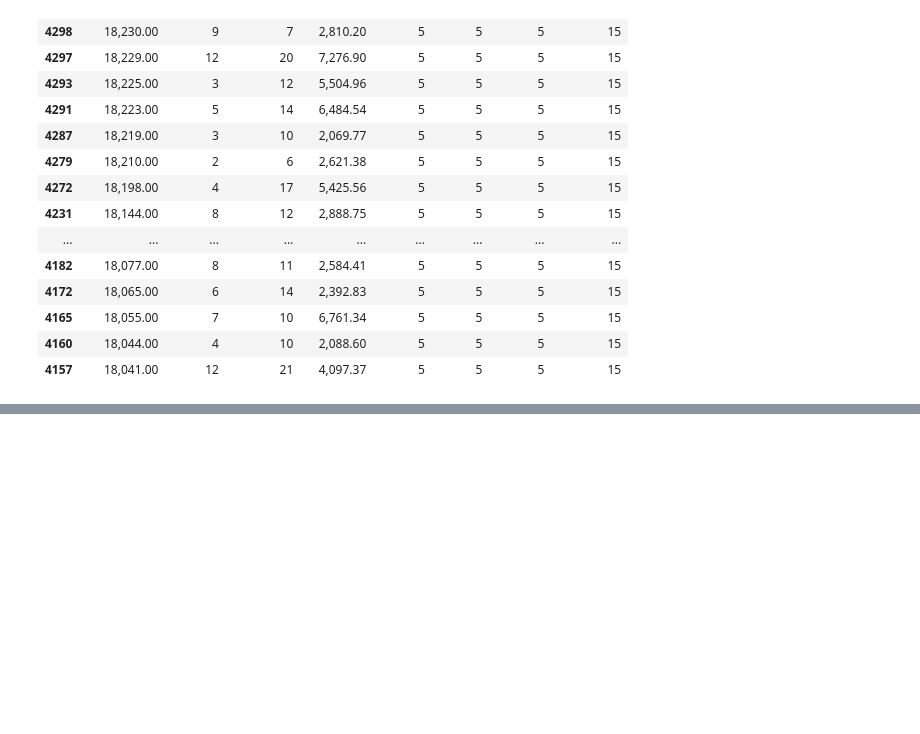
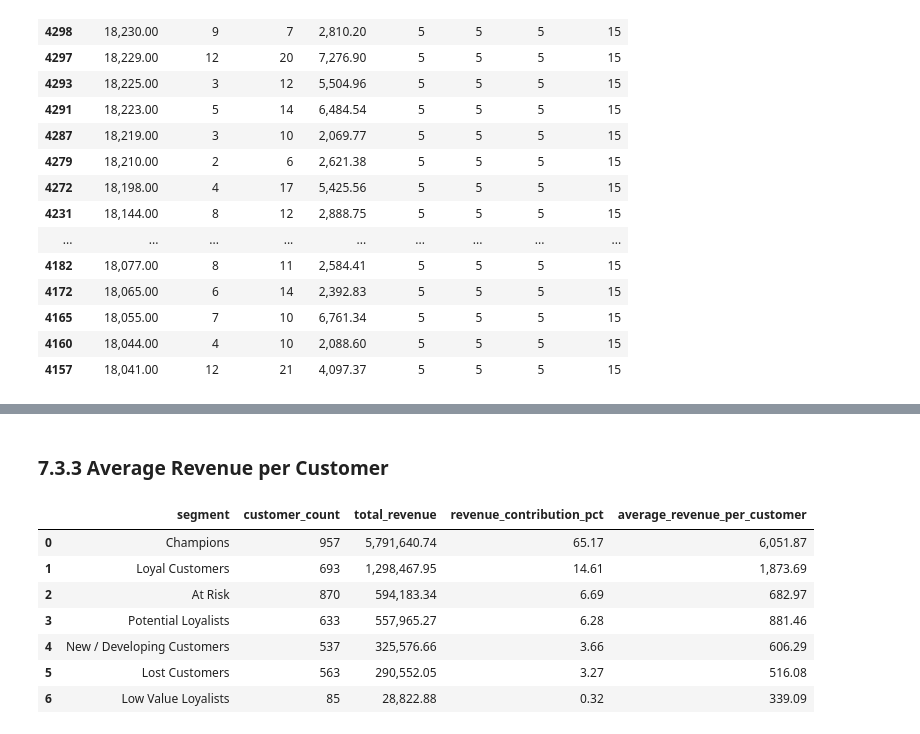
Before and after one commit to rukhulkirom/customer-segmentation-analysis, a Jupyter notebook: notebooks/04_rfm_analysis.ipynb, the cells around one changed output, grey strips where cells are left out. Saved outputs shown, nothing was run; the diff lists cells and outputs as text; code cells hidden in the pictures; blank space fills up the shorter version.

```diff
--- a/notebooks/04_rfm_analysis.ipynb
+++ b/notebooks/04_rfm_analysis.ipynb
@@ -453,0 +697,16 @@ rfm[
+# %%
+segment_revenue = (
+    rfm.groupby('segment')
+    .agg(
+        customer_count=('CustomerID', 'nunique'),
+        total_revenue=('monetary', 'sum')
+    )
+    .reset_index()
+)
+
+segment_revenue = segment_revenue.sort_values(
+    'total_revenue',
+    ascending=False
+).reset_index(drop=True)
+
+display(segment_revenue)
@@ -453,0 +724,10 @@ rfm[
+# %%
+total_customer_revenue = rfm['monetary'].sum()
+
+segment_revenue['revenue_contribution_pct'] = (
+    segment_revenue['total_revenue']
+    / total_customer_revenue
+    * 100
+).round(2)
+
+display(segment_revenue)
@@ -453,0 +743,18 @@ rfm[
+# %% [markdown]
+### 7.3.3 Average Revenue per Customer
+# %%
+segment_revenue['average_revenue_per_customer'] = (
+    segment_revenue['total_revenue']
+    / segment_revenue['customer_count']
+).round(2)
+
+display(segment_revenue)
+# %% [output]
+|  | segment | customer_count | total_revenue | revenue_contribution_pct | average_revenue_per_customer |
+| 0 | Champions | 957 | 5,791,640.74 | 65.17 | 6,051.87 |
+| 1 | Loyal Customers | 693 | 1,298,467.95 | 14.61 | 1,873.69 |
+| 2 | At Risk | 870 | 594,183.34 | 6.69 | 682.97 |
+| 3 | Potential Loyalists | 633 | 557,965.27 | 6.28 | 881.46 |
+| 4 | New / Developing Customers | 537 | 325,576.66 | 3.66 | 606.29 |
+| 5 | Lost Customers | 563 | 290,552.05 | 3.27 | 516.08 |
+| 6 | Low Value Loyalists | 85 | 28,822.88 | 0.32 | 339.09 |
```
Also changed, not shown: parts of 35 cells of this notebook.
